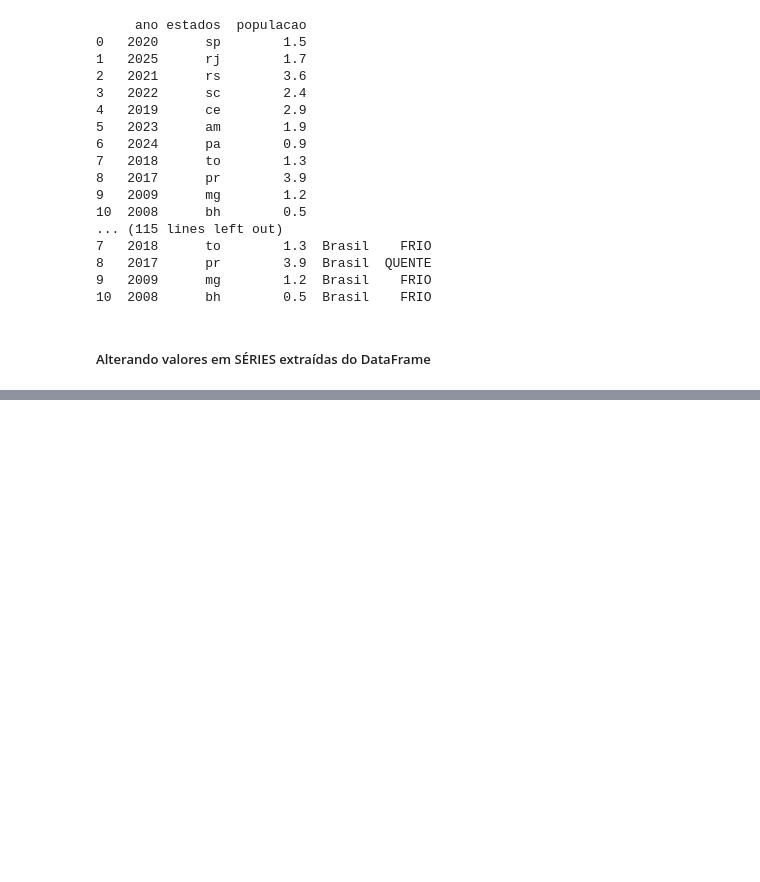
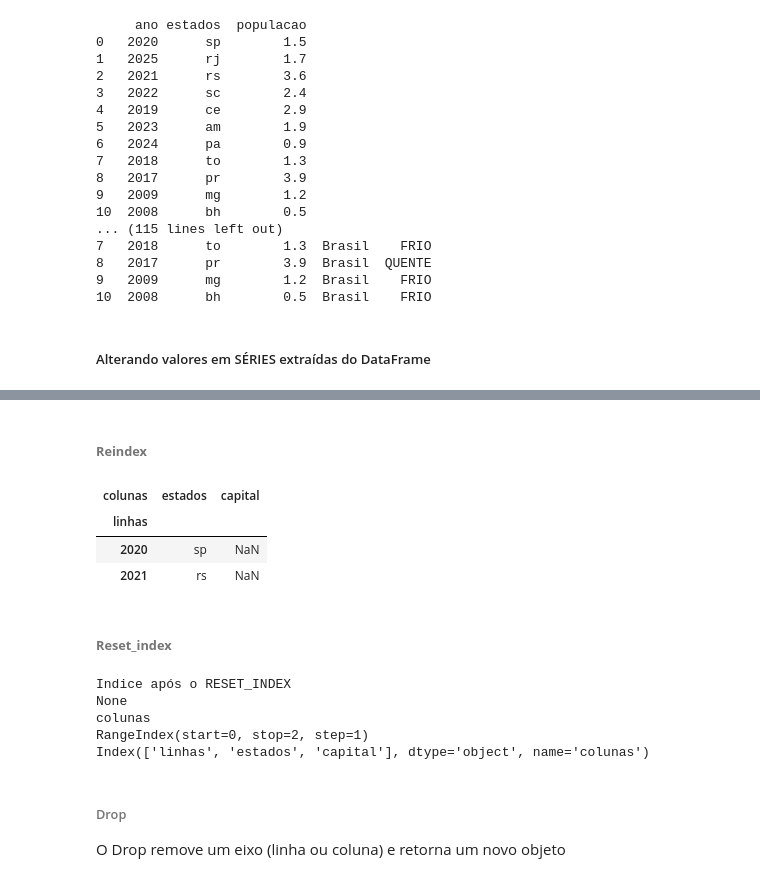
Before and after one commit to paulosilvapinheiro/python, a Jupyter notebook: python para Analise de Dados/pandas/nb_pandas_estudo.ipynb, the cells around one changed output, grey strips where cells are left out. Saved outputs shown, nothing was run; the diff lists cells and outputs as text; code cells hidden in the pictures; blank space fills up the shorter version.

```diff
--- a/python para Analise de Dados/pandas/nb_pandas_estudo.ipynb
+++ b/python para Analise de Dados/pandas/nb_pandas_estudo.ipynb
@@ -314,0 +373,13 @@ print(f"{df_1}\n")
+# %%
+
+# Indices do DataFrame com as LINHAS PADRÃO (RangeIndex)
+print("Indices do DataFrame com as LINHAS PADRÃO (RangeIndex)")
+print(type(df_1.columns))
+print(type(df_1.index))
+
+df_teste = pd.DataFrame(df_1[['estados','populacao','pais','clima']].to_dict(orient='records'),index=df_1['ano'].tolist())
+
+# Indices do DataFrame com as LINHAS com indices definidos
+print("\nIndices do DataFrame com as LINHAS com INDICES DEFINIDOS")
+print(type(df_teste.columns))
+print(type(df_teste.index))
@@ -314,0 +394,10 @@ print(f"{df_1}\n")
+# %%
+# Os índices SÃO OS RÓTULOS dos EIXOS, além dos METADADOS que são o NOME dos INDICES
+
+df_teste.columns.name = "colunas"
+print(f"df_teste.columns\n{df_teste.columns}")
+
+df_teste.index.name = "linhas"
+print(f"\ndf_teste.index\n{df_teste.index}")
+
+print(f"\nDataFrame com Indices DEFINIDOS e NOMEADOS\n{df_teste}")
@@ -314,0 +429,35 @@ print(f"{df_1}\n")
+# %% [markdown]
+###### **Reindex**
+# %%
+df_index = df_teste.copy()
+
+df = df_index.reindex(index=[2020, 2021],columns=["estados","capital"])
+
+df
+# %% [output]
+| colunas | estados | capital |
+| linhas |  |  |
+| 2020 | sp | NaN |
+| 2021 | rs | NaN |
+# %% [markdown]
+###### **Reset_index**
+# %%
+print("Indice após o RESET_INDEX")
+
+df_reset = df.reset_index()
+
+print(df_reset.index.name)
+print(df_reset.columns.name)
+
+print(df_reset.index)
+print(df_reset.columns)
+# %% [output]
+Indice após o RESET_INDEX
+None
+colunas
+RangeIndex(start=0, stop=2, step=1)
+Index(['linhas', 'estados', 'capital'], dtype='object', name='colunas')
+# %% [markdown]
+###### Drop
+
+O Drop remove um eixo (linha ou coluna) e retorna um novo objeto
```
Also changed, not shown: parts of 13 cells of this notebook, 1 other file.
